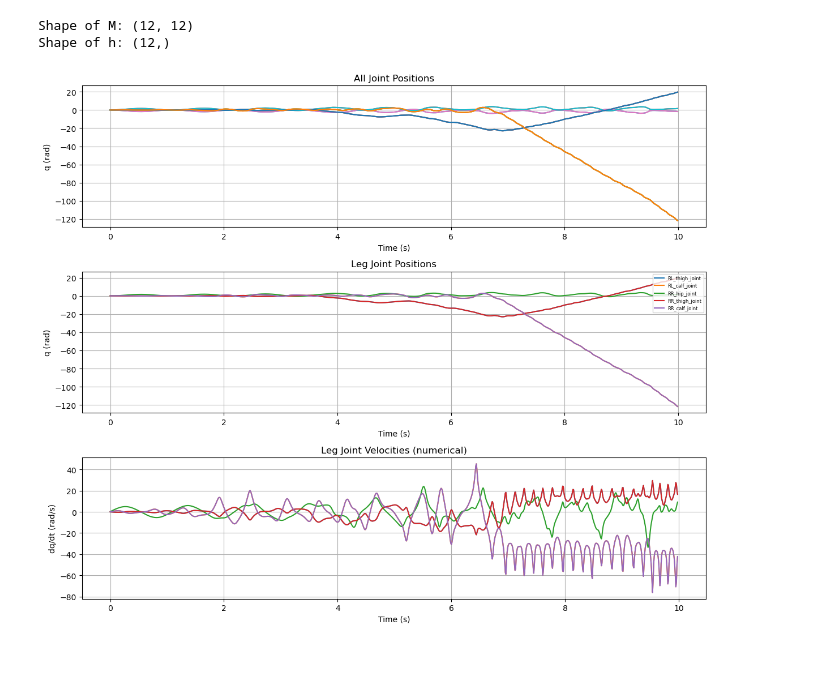
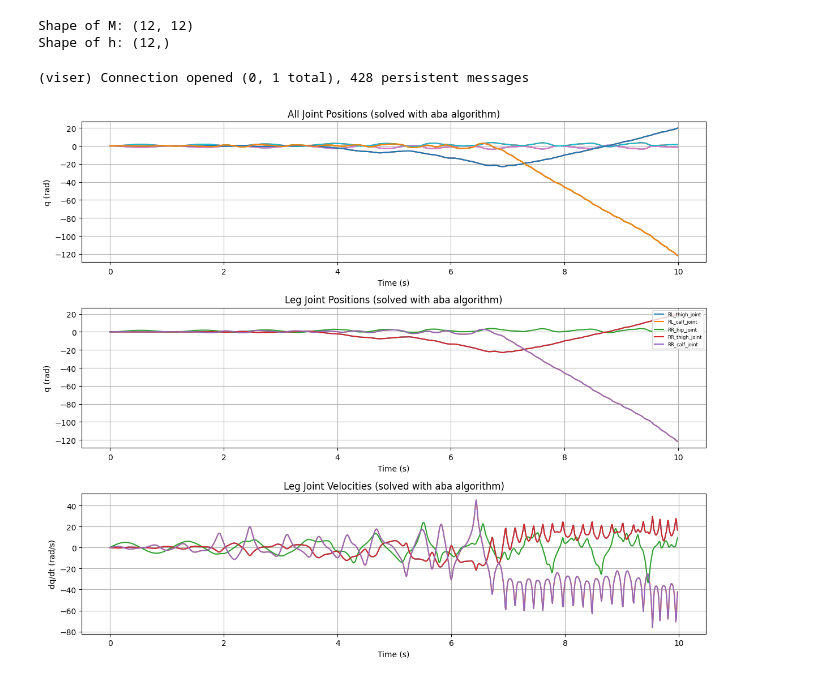
Before and after one commit to juan-amaya/Contact-Rich-Robotics-Lab, a Jupyter notebook: 0_Homework/Exercise_1.ipynb, the cells around one changed output. Cells and saved outputs as stored; diff of their text form; code cells hidden in the pictures.

```diff
--- a/0_Homework/Exercise_1.ipynb
+++ b/0_Homework/Exercise_1.ipynb
@@ -57,7 +59,7 @@ print (f"Shape of M: {M.shape}\nShape of h: {h.shape}")
 Shape of M: (12, 12)
 Shape of h: (12,)
 # %%
-def simulate(acceleration_function, steps=1000, dt=0.01):
+def simulate_with_aba(acceleration_function, steps=1000, dt=0.01):
     q = q0.copy()
     v = v0.copy()
     trajectory = []
@@ -69,50 +71,72 @@ def simulate(acceleration_function, steps=1000, dt=0.01):
         trajectory.append(q.copy())
     return trajectory
 
+def simulate_with_rbe (model, data, steps = 1000, dt= 0.01):
+    "M(q) · a = τ − h(q, v), tau = 0"
+    q = q0.copy()
+    v = v0.copy()
+    trajectory = []
+    for k in range (steps):
+        M = pin.crba(model, data, q)
+        h = pin.nle(model, data, q, v)
+        a = np.linalg.solve(M, -h)
+        q_next = q + v * dt
+        v_next = v + a * dt
+        q = q_next
+        v = v_next
+        trajectory.append(q.copy())
+    return trajectory
 
-acceleration_function = lambda q, v, tau: pin.aba(model, data, q, v, tau)
-
-trajectory = simulate (acceleration_function)
-
-for q_k in trajectory [:]:
-    notebook_viz.display(q_k)
-    time.sleep(0.01)
+acceleration_function_aba = lambda q, v, tau: pin.aba(model, data, q, v, tau)
+# %%
+# Simulate with aba
+trajectory_aba = simulate_with_aba (acceleration_function_aba)
+
+for q_k in trajectory_aba [:]:
+    notebook_viz.display(q_k)
+    time.sleep(0.01)
+# %%
+# Simulate with own algebraic solution
+trajectory_rbe = simulate_with_rbe (model, data)
+
+for q_k in trajectory_rbe [:]:
+    notebook_viz.display(q_k)
+    time.sleep(0.01)
+# %% [output]
+(viser) Connection opened (0, 1 total), 428 persistent messages
 # %%
 import matplotlib.pyplot as plt
 
-trajectory_aba = trajectory.copy()
 
 traj_array = np.array(trajectory_aba)
 steps = len(trajectory_aba)
 dt = 0.01
 time_vec = np.arange(steps) * dt
 fig, axes = plt.subplots(3, 1, figsize=(12, 10))
 
 # --- All joints overview ---
 axes[0].plot(time_vec, traj_array)
-axes[0].set_title("All Joint Positions")
+axes[0].set_title("All Joint Positions (solved with aba algorithm)")
 axes[0].set_xlabel("Time (s)")
 axes[0].set_ylabel("q (rad)")
 axes[0].grid(True)
 
-# --- Leg joints (skip first 7 if floating base) ---
 leg_indices = list(range(7, model.nq))   # adjust if fixed base (start from 0)
 axes[1].plot(time_vec, traj_array[:, leg_indices])
-axes[1].set_title("Leg Joint Positions")
+axes[1].set_title("Leg Joint Positions (solved with aba algorithm)")
 axes[1].set_xlabel("Time (s)")
 axes[1].set_ylabel("q (rad)")
 axes[1].legend([model.names[i+1] for i in leg_indices], fontsize=6, loc="upper right")
 axes[1].grid(True)
 
-# --- Joint velocities (numerical derivative) ---
 velocities = np.diff(traj_array, axis=0) / dt
 axes[2].plot(time_vec[:-1], velocities[:, leg_indices])
-axes[2].set_title("Leg Joint Velocities (numerical)")
+axes[2].set_title("Leg Joint Velocities (solved with aba algorithm)")
 axes[2].set_xlabel("Time (s)")
 axes[2].set_ylabel("dq/dt (rad/s)")
 axes[2].grid(True)
 
 plt.tight_layout()
 plt.show()
 # %% [output]
-[figure, old version]
+[figure, new version]
```
Also changed, not shown: parts of 7 cells of this notebook, 1 other file.
